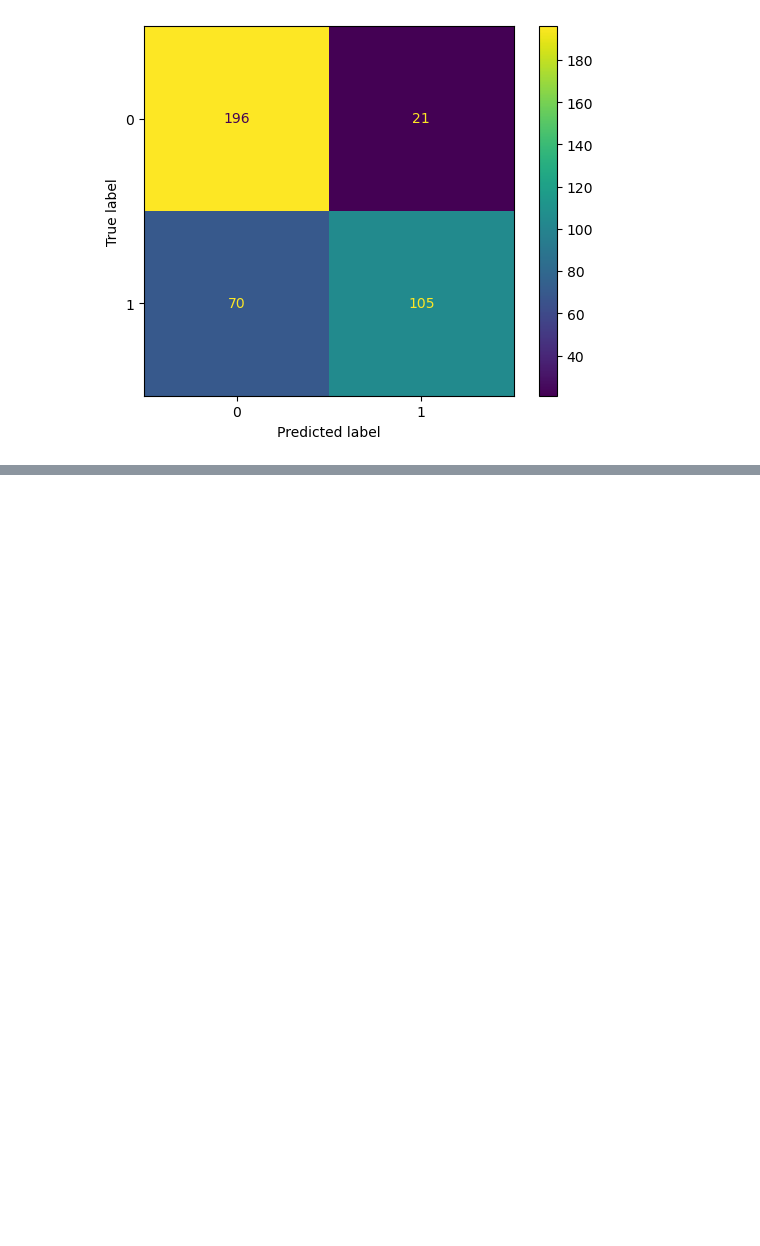
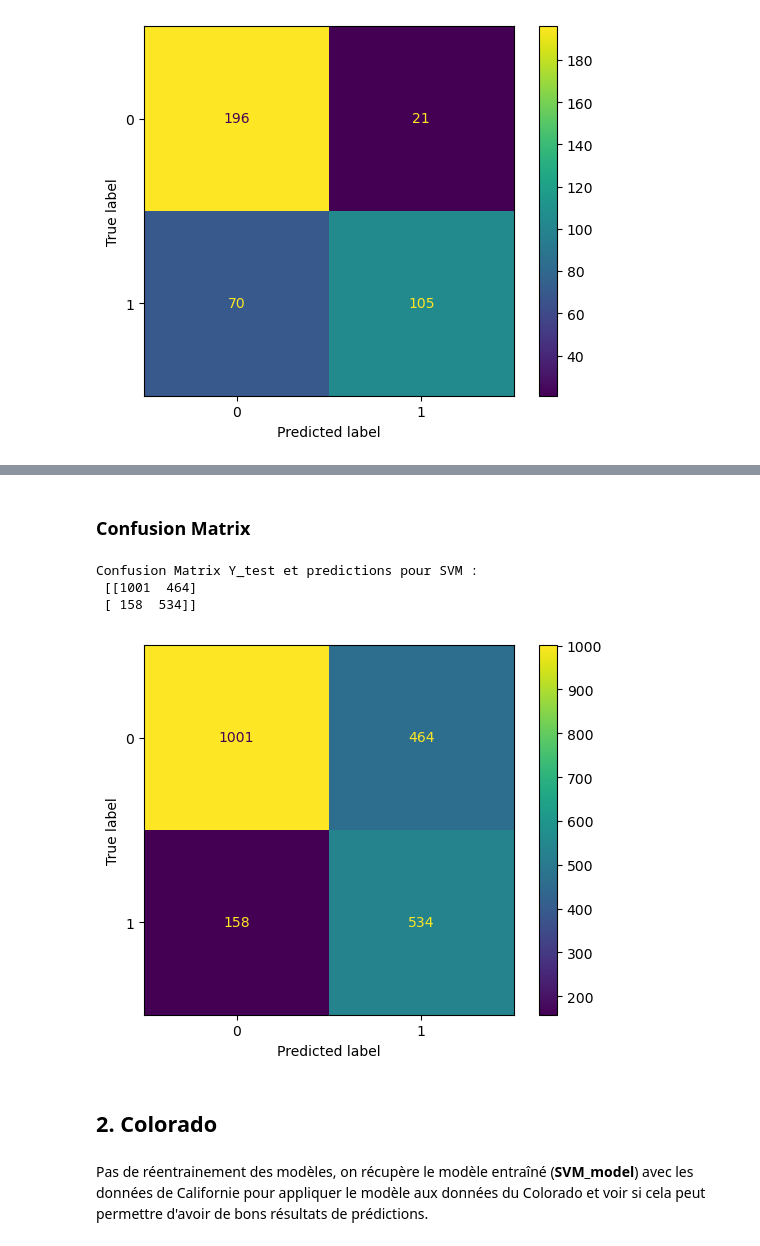
Before and after one commit to thomasclgnt/AS, a Jupyter notebook: AdaBoost.ipynb, the cells around one changed output, grey strips where cells are left out. Cells and saved outputs as stored; diff of their text form; code cells hidden in the pictures; blank space fills up the shorter version.

Commit message:
partie 1 question 5, comparaison Colorado et Nevada

```diff
--- a/AdaBoost.ipynb
+++ b/AdaBoost.ipynb
@@ -13,8 +13,8 @@ from sklearn.metrics import accuracy_score, classification_report, confusion_mat
 warnings.filterwarnings("ignore")
 
 # Load data
-csv_features = "./acsincome_ca_features.csv"
-csv_labels = "./acsincome_ca_labels.csv"
+csv_features = "./Dataset/acsincome_ca_features.csv"
+csv_labels = "./Dataset/acsincome_ca_labels.csv"
 features = pd.read_csv(csv_features)
 labels = pd.read_csv(csv_labels)
 
@@ -276,0 +281,24 @@ plt.show()
+# %%
+# Load data
+csv_featuresNE = "./Dataset/acsincome_ne_allfeaturesTP2.csv"
+csv_labelsNE = "./Dataset/acsincome_ne_labelTP2.csv"
+featuresNE = pd.read_csv(csv_featuresNE)
+labelsNE = pd.read_csv(csv_labelsNE)
+
+# Separating features and labels, shuffling
+Xne_all = featuresNE
+Yne_all = labelsNE
+Xne_all,Yne_all = shuffle(Xne_all,Yne_all, random_state=0)
+
+# Only use first N samples to limit training time
+sample = 1
+num_samples = int(len(Xne_all)*sample)
+Xne,Yne = Xne_all[:num_samples], Yne_all[:num_samples]
+
+# Scaler for data standardization
+scaler = StandardScaler()
+
+# Separate train and test sets
+Xne_train, Xne_test, Yne_train, Yne_test = train_test_split(Xne,Yne, random_state=0, train_size=0.8)
+Xne_train = scaler.fit_transform(Xne_train)
+Xne_test = scaler.fit_transform(Xne_test)
@@ -276,0 +321,5 @@ plt.show()
+# %%
+predictionsNE = AB_model.predict(Xne_test)
+
+res = pd.Series(predictionsNE)
+res.value_counts()
@@ -276,0 +350,17 @@ plt.show()
+# %% [markdown]
+### Confusion Matrix
+# %%
+conf_matrix = confusion_matrix(Yne_test, predictionsNE)
+print('Confusion Matrix Y_test et predictions pour SVM :\n', conf_matrix)
+# %% [output]
+Confusion Matrix Y_test et predictions pour SVM :
+ [[1001  464]
+ [ 158  534]]
+# %%
+disp = ConfusionMatrixDisplay(confusion_matrix=conf_matrix)
+disp.plot()
+plt.show()
+# %% [output]
+[figure, added]
+# %% [markdown]
+## 2. Colorado
@@ -276,0 +391,2 @@ plt.show()
+# %% [markdown]
+Pas de réentrainement des modèles, on récupère le modèle entraîné (**SVM_model**) avec les données de Californie pour appliquer le modèle aux données du Colorado et voir si cela peut permettre d'avoir de bons résultats de prédictions.
```
Also changed, not shown: parts of 21 cells of this notebook, 11 other files.
